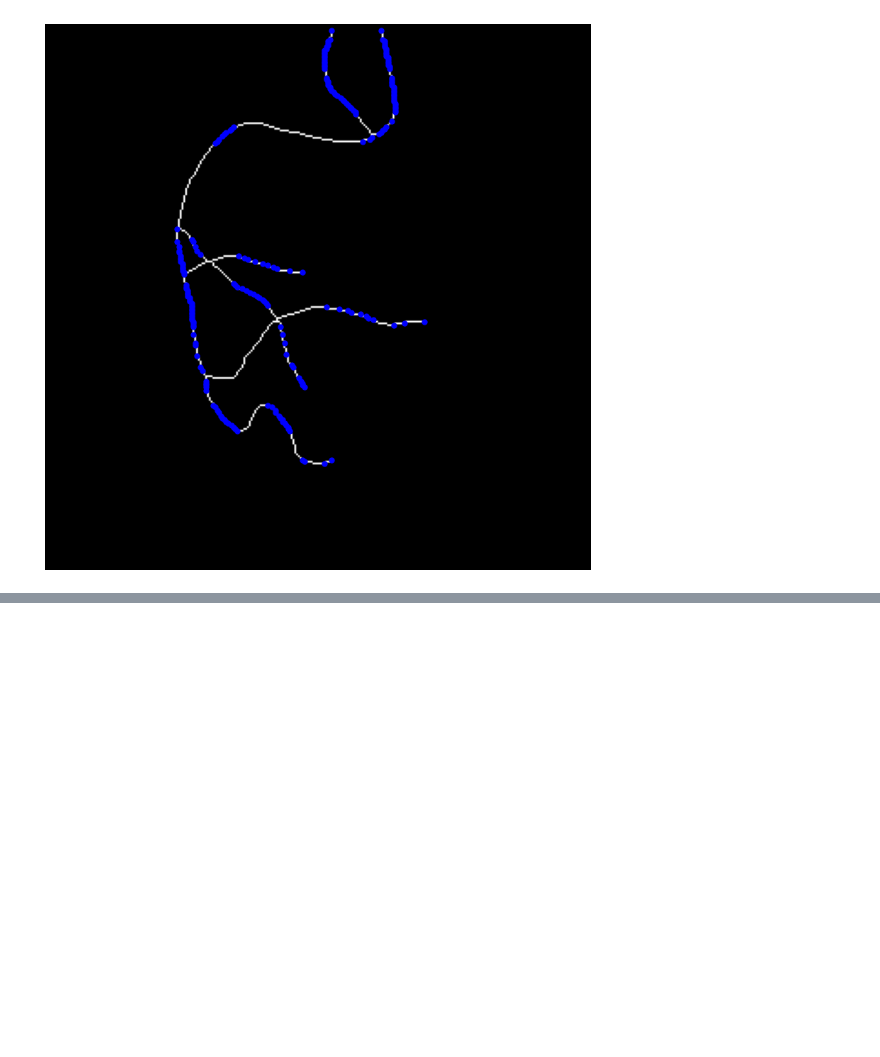
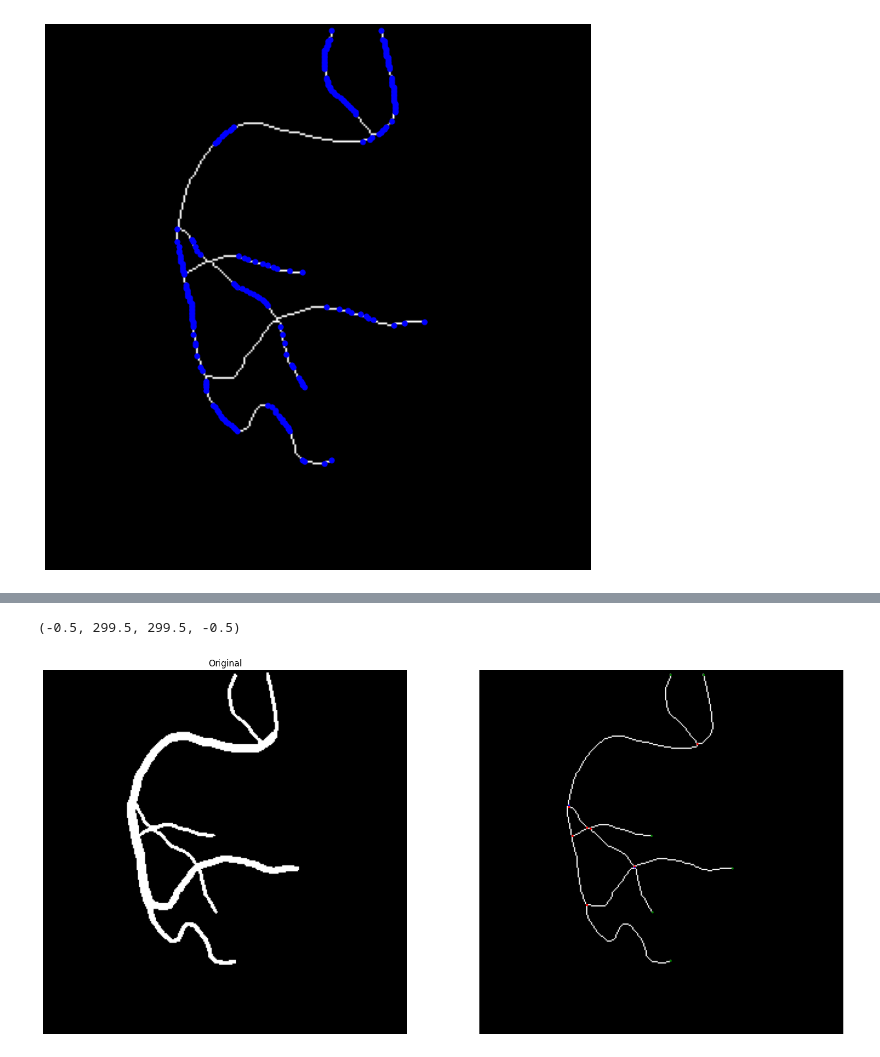
Before and after one commit to MGonza20/Proyecto01_VC_UVG, a Jupyter notebook: Problema02.ipynb, the cells around one changed output, grey strips where cells are left out. Drawn from its saved outputs; the diff is of its cells as text; code cells hidden in the pictures; blank space fills up the shorter version.

```diff
--- a/Problema02.ipynb
+++ b/Problema02.ipynb
@@ -78,0 +133,27 @@ plt.show()
+# %%
+# Plot original image and the resulting side by side
+plt.figure(figsize=(20,20))
+plt.subplot(1, 2, 1)
+plt.imshow(imagen_color)
+plt.axis('off')
+plt.title('Original')
+plt.subplot(1, 2, 2)
+plt.imshow(skeleton, cmap='gray')
+plt.plot([node[1] for node in trifurcation_nodes_list],
+				 [node[0] for node in trifurcation_nodes_list],
+				 'bo',
+					markersize=5)
+plt.plot([node[1] for node in bifurcation_nodes_list],
+				 [node[0] for node in bifurcation_nodes_list],
+				 'ro',
+					markersize=5)
+
+plt.plot([node[1] for node in extreme_nodes_list],
+         [node[0] for node in extreme_nodes_list],
+         'go',
+          markersize=5)
+
+plt.axis('off')
+# %% [output]
+(-0.5, 299.5, 299.5, -0.5)
+[figure, added]
```
Also changed, not shown: parts of 4 cells of this notebook.
